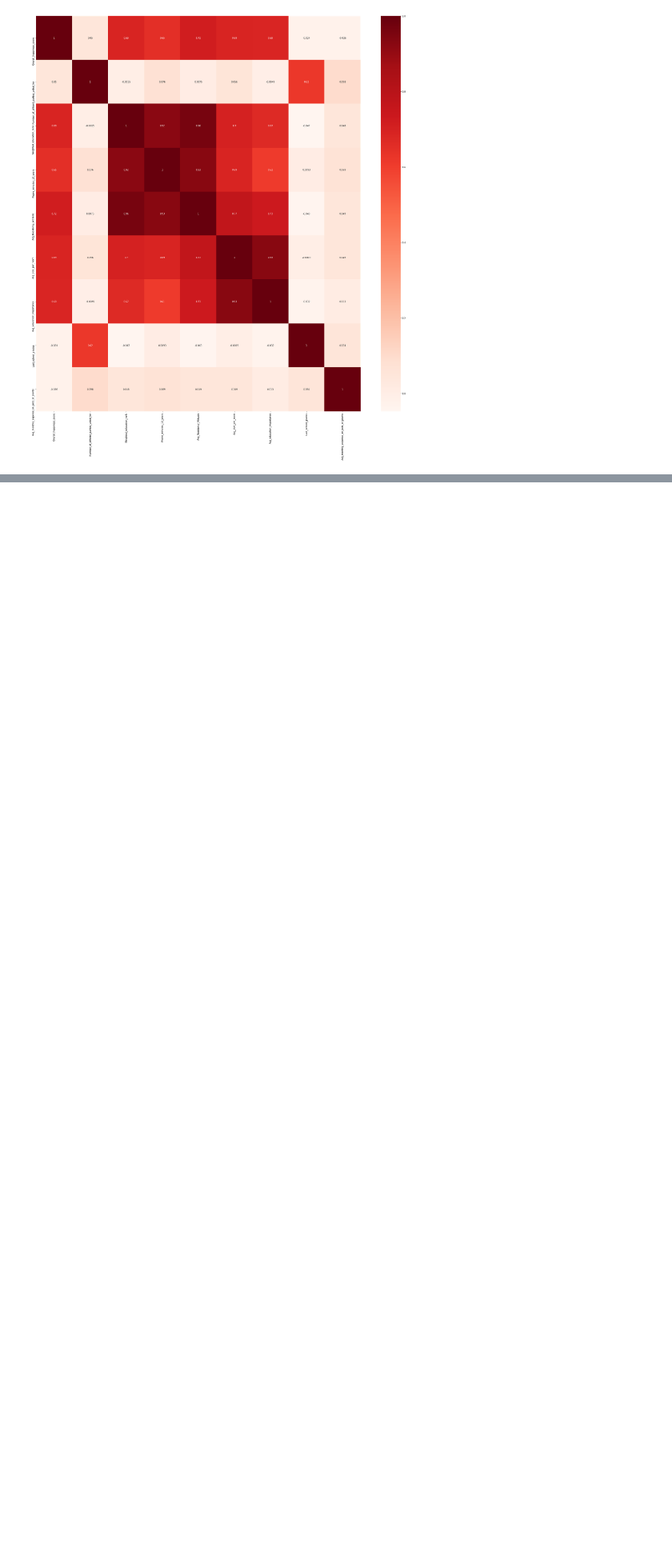
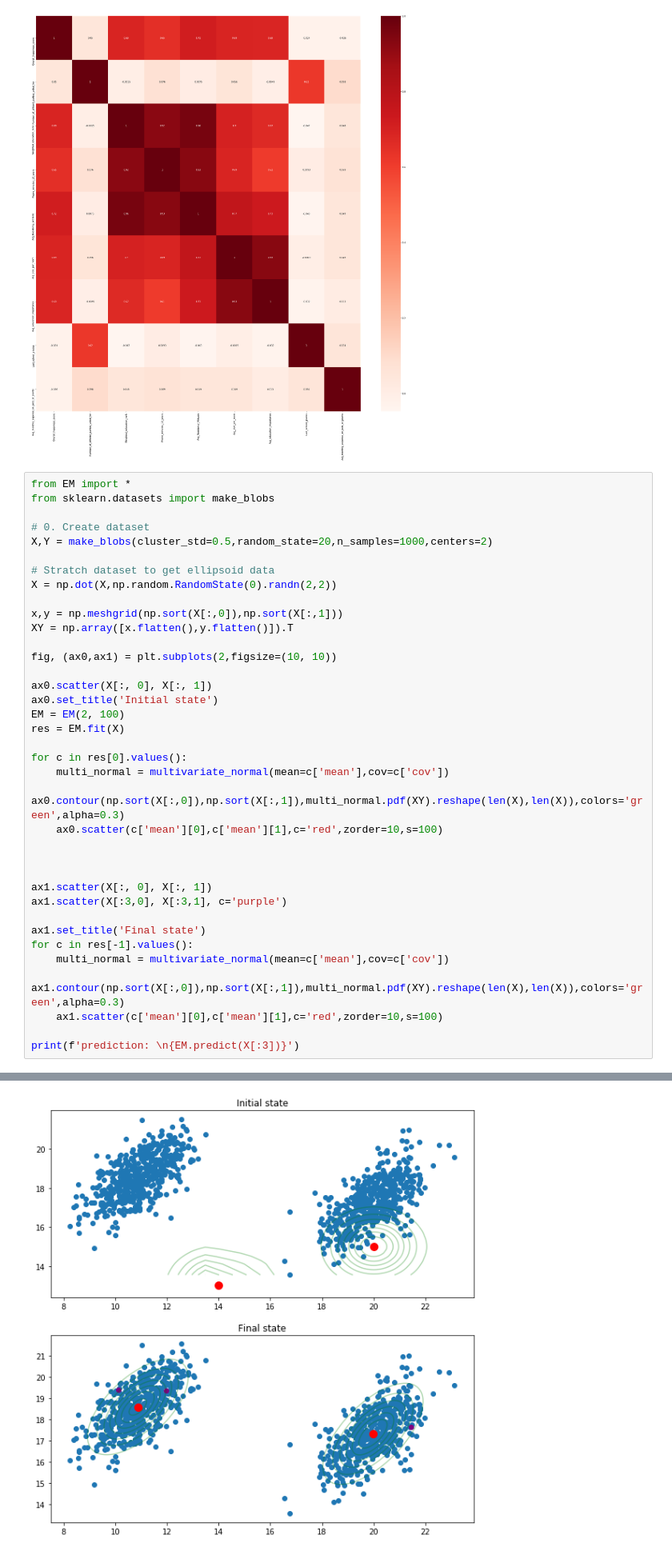
Before and after one commit to avivcaspi/MachineLearning, a Jupyter notebook: hw1/Untitled.ipynb, the cells around one changed output, grey strips where cells are left out. Shown at 80% size. Drawn from its saved outputs; the diff is of its cells as text; blank space fills up the shorter version.

```diff
--- a/hw1/Untitled.ipynb
+++ b/hw1/Untitled.ipynb
@@ -368,3 +365,41 @@ sns.heatmap(cor, annot=True, cmap=plt.cm.Reds)
 plt.show()
 # %% [output]
 [figure]
+# %%
+from EM import *
+from sklearn.datasets import make_blobs
+
+# 0. Create dataset
+X,Y = make_blobs(cluster_std=0.5,random_state=20,n_samples=1000,centers=2)
+
+# Stratch dataset to get ellipsoid data
+X = np.dot(X,np.random.RandomState(0).randn(2,2))
+
+x,y = np.meshgrid(np.sort(X[:,0]),np.sort(X[:,1]))
+XY = np.array([x.flatten(),y.flatten()]).T
+
+fig, (ax0,ax1) = plt.subplots(2,figsize=(10, 10))
+
+ax0.scatter(X[:, 0], X[:, 1])
+ax0.set_title('Initial state')
+EM = EM(2, 100)
+res = EM.fit(X)
+
+for c in res[0].values():
+    multi_normal = multivariate_normal(mean=c['mean'],cov=c['cov'])
+    ax0.contour(np.sort(X[:,0]),np.sort(X[:,1]),multi_normal.pdf(XY).reshape(len(X),len(X)),colors='green',alpha=0.3)
+    ax0.scatter(c['mean'][0],c['mean'][1],c='red',zorder=10,s=100)
+
+
+
+ax1.scatter(X[:, 0], X[:, 1])
+ax1.scatter(X[:3,0], X[:3,1], c='purple')
+
+ax1.set_title('Final state')
+for c in res[-1].values():
+    multi_normal = multivariate_normal(mean=c['mean'],cov=c['cov'])
+    ax1.contour(np.sort(X[:,0]),np.sort(X[:,1]),multi_normal.pdf(XY).reshape(len(X),len(X)),colors='green',alpha=0.3)
+    ax1.scatter(c['mean'][0],c['mean'][1],c='red',zorder=10,s=100)
+
+print(f'prediction: \n{EM.predict(X[:3])}')
+# %% [output]
@@ -370,0 +410 @@ plt.show()
+[figure, added]
```
Also changed, not shown: parts of 2 cells of this notebook, 1 other file.
